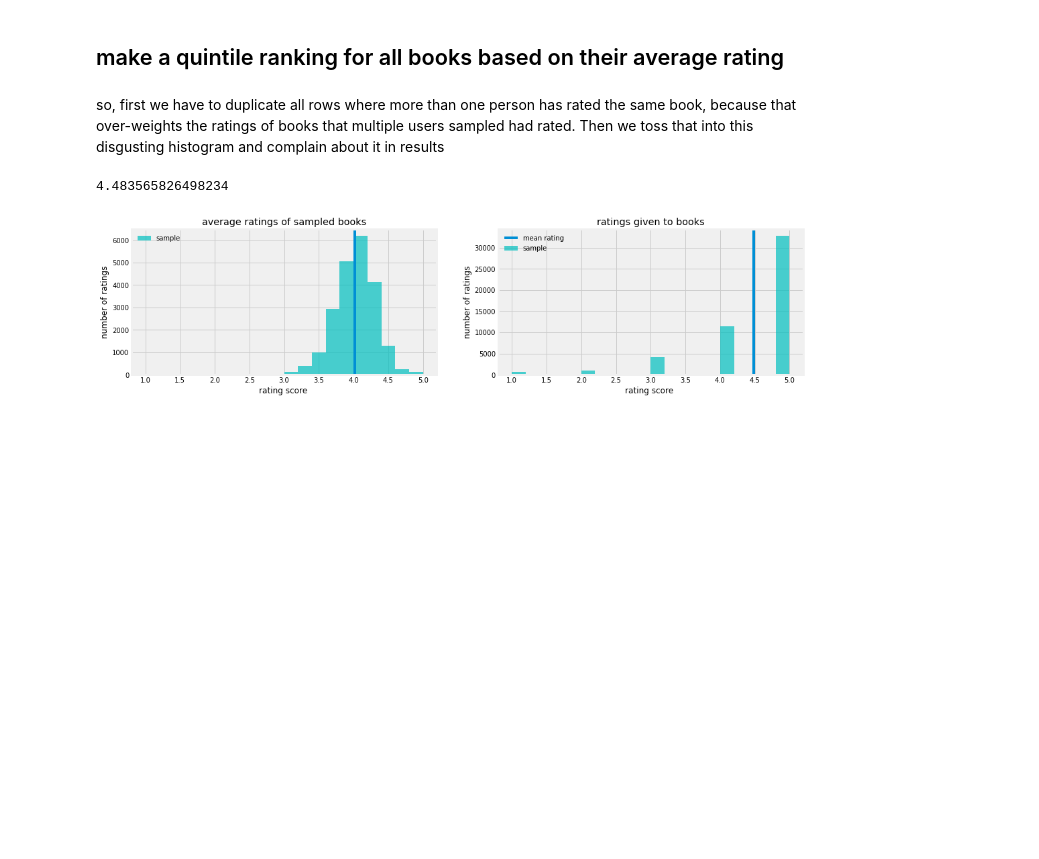
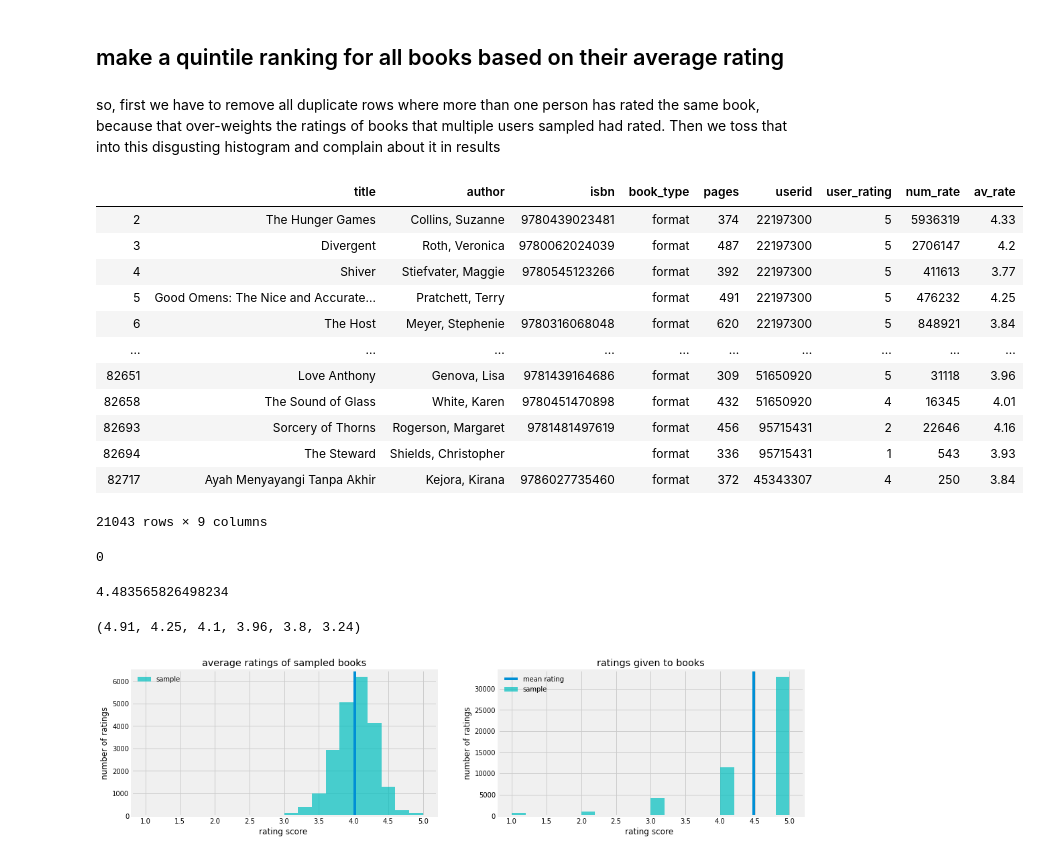
Before and after one commit to RnScully/Books, a Jupyter notebook: Data Munging.ipynb, the cells around one changed output. Cells and saved outputs as stored; diff of their text form; code cells hidden in the pictures; blank space fills up the shorter version.

```diff
--- a/Data Munging.ipynb
+++ b/Data Munging.ipynb
@@ -112,7 +117,27 @@ df.head()
 # %% [markdown]
 ## make a quintile ranking for all books based on their average rating
 # %% [markdown]
-so, first we have to duplicate all rows where more than one person has rated the same book, because that over-weights the ratings of books that multiple users sampled had rated. Then we toss that into this disgusting histogram and complain about it in results
+so, first we have to remove all duplicate rows where more than one person has rated the same book, because that over-weights the ratings of books that multiple users sampled had rated. Then we toss that into this disgusting histogram and complain about it in results
+# %%
+quin[quin['num_rate']> 10]
+# %% [output]
+|  | title | author | isbn | book_type | pages | userid | user_rating | num_rate | av_rate |
+| 2 | The Hunger Games | Collins, Suzanne | 9780439023481 | format | 374 | 22197300 | 5 | 5936319 | 4.33 |
+| 3 | Divergent | Roth, Veronica | 9780062024039 | format | 487 | 22197300 | 5 | 2706147 | 4.2 |
+| 4 | Shiver | Stiefvater, Maggie | 9780545123266 | format | 392 | 22197300 | 5 | 411613 | 3.77 |
+| 5 | Good Omens: The Nice and Accurate... | Pratchett, Terry |  | format | 491 | 22197300 | 5 | 476232 | 4.25 |
+| 6 | The Host | Meyer, Stephenie | 9780316068048 | format | 620 | 22197300 | 5 | 848921 | 3.84 |
+| ... | ... | ... | ... | ... | ... | ... | ... | ... | ... |
+| 82651 | Love Anthony | Genova, Lisa | 9781439164686 | format | 309 | 51650920 | 5 | 31118 | 3.96 |
+| 82658 | The Sound of Glass | White, Karen | 9780451470898 | format | 432 | 51650920 | 4 | 16345 | 4.01 |
+| 82693 | Sorcery of Thorns | Rogerson, Margaret | 9781481497619 | format | 456 | 95715431 | 2 | 22646 | 4.16 |
+| 82694 | The Steward | Shields, Christopher |  | format | 336 | 95715431 | 1 | 543 | 3.93 |
+| 82717 | Ayah Menyayangi Tanpa Akhir | Kejora, Kirana | 9786027735460 | format | 372 | 45343307 | 4 | 250 | 3.84 |
+21043 rows × 9 columns
+# %%
+sum(quin['num_rate']< 11)
+# %% [output]
+0
 # %%
 quin = dfwr.drop_duplicates(subset='title', keep='first', inplace=False)
 nums = quin['av_rate']
@@ -121,6 +146,16 @@ np.mean(av_rate)
 np.mean(av_user_rating)
 # %% [output]
 4.483565826498234
+# %%
+#getting the 20 percent quintiles of book ratings
+x = 1
+quants = []
+while x > 0:
+    quants.append(nums.quantile(x))
+    x-=.01
+quants[0] ,quants[20], quants[40], quants[60], quants[80], quants[99]
+# %% [output]
+(4.91, 4.25, 4.1, 3.96, 3.8, 3.24)
 # %%
 av_rate = quin['av_rate']
 av_user_rating = dfwr['user_rating']
```
Also changed, not shown: parts of 9 cells of this notebook, 10 other files.
